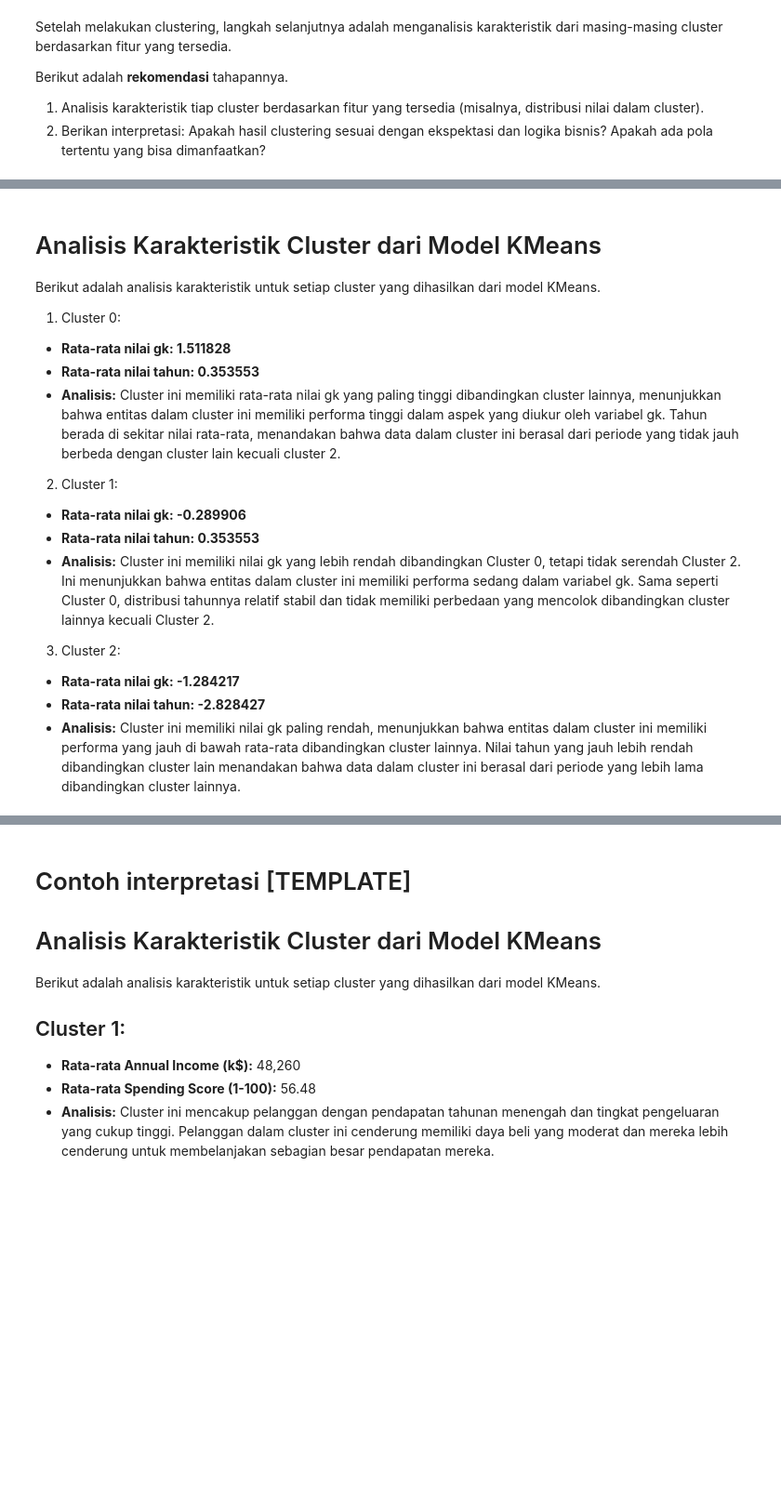
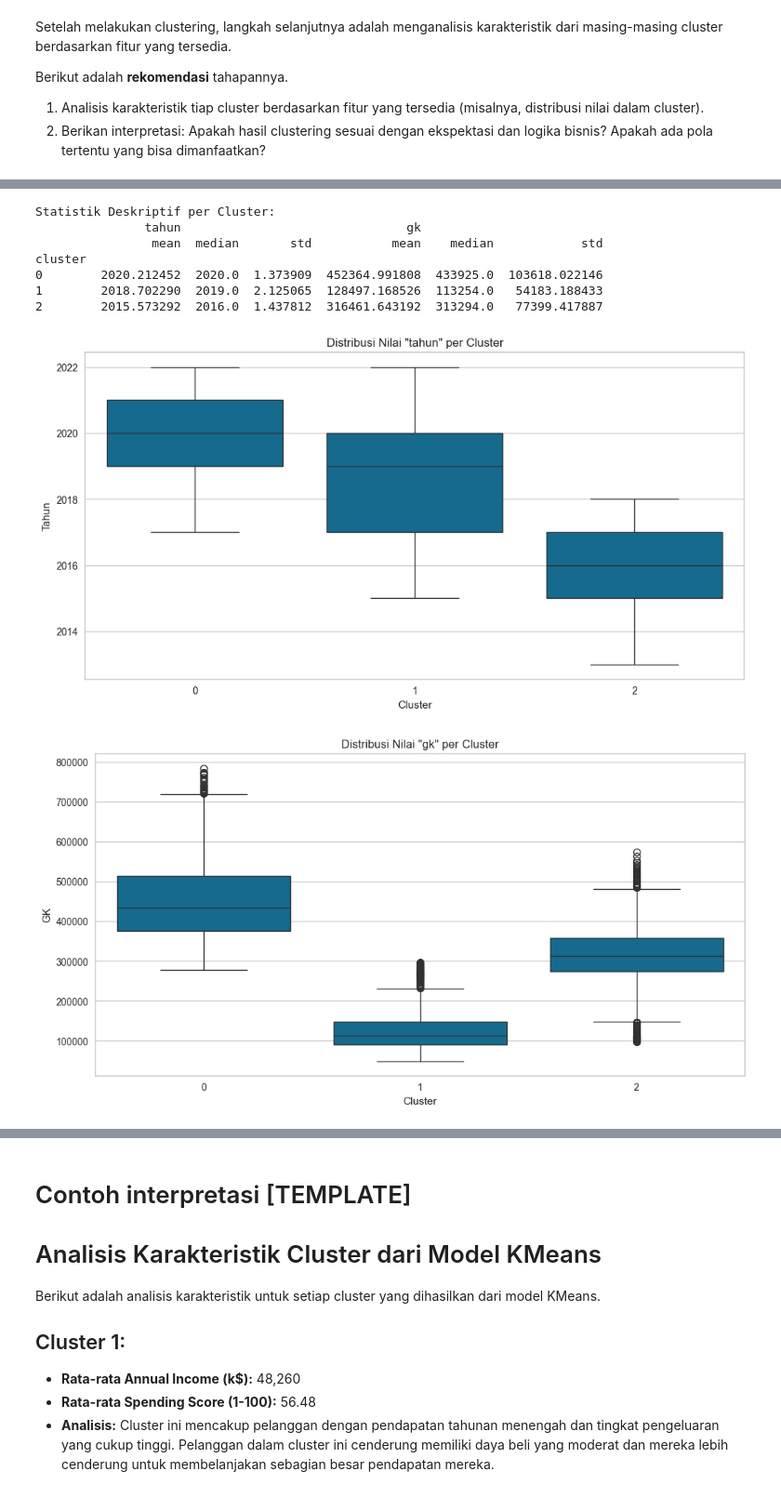
Before and after one commit to WEKOOO/Proyek-Machine-Learning-Dataset-Kesejahteraan-Pekerja-Indonesia, a Jupyter notebook: PROJECT-ML-PEMULA/[Clustering] Submission Akhir BMLP_Weko Abbror.ipynb, the cells around one changed output, grey strips where cells are left out. Shown at 93% size. Cells and saved outputs as stored; diff of their text form; code cells hidden in the pictures; blank space fills up the shorter version.

````diff
--- a/PROJECT-ML-PEMULA/[Clustering] Submission Akhir BMLP_Weko Abbror.ipynb
+++ b/PROJECT-ML-PEMULA/[Clustering] Submission Akhir BMLP_Weko Abbror.ipynb
@@ -625,7 +768,7 @@ Jika data numerik telah dinormalisasi menggunakan StandardScaler atau MinMaxScal
 df_normalized[['Fitur_Numerik']] = scaler.inverse_transform(df_normalized[['Fitur_Numerik']])
 ```
 # %%
-df_normalized[['gk', 'tahun']] = scaler.inverse_transform(df_normalized[['gk', 'tahun']])  # Inverse transform
+df_original[['tahun', 'gk']] = scaler.inverse_transform(df_normalized[['tahun', 'gk']])
 # %% [markdown]
 Setelah melakukan clustering, langkah selanjutnya adalah menganalisis karakteristik dari masing-masing cluster berdasarkan fitur yang tersedia.
 
@@ -707,17 +778,53 @@ max       1.536021    -0.044776
-# %% [markdown]
-# Analisis Karakteristik Cluster dari Model KMeans
-
-Berikut adalah analisis karakteristik untuk setiap cluster yang dihasilkan dari model KMeans.
-
-1. Cluster 0:
-- **Rata-rata nilai gk: 1.511828**
-- **Rata-rata nilai tahun: 0.353553**
-- **Analisis:** Cluster ini memiliki rata-rata nilai gk yang paling tinggi dibandingkan cluster lainnya, menunjukkan bahwa entitas dalam cluster ini memiliki performa tinggi dalam aspek yang diukur oleh variabel gk. Tahun berada di sekitar nilai rata-rata, menandakan bahwa data dalam cluster ini berasal dari periode yang tidak jauh berbeda dengan cluster lain kecuali cluster 2.
-2. Cluster 1:
-- **Rata-rata nilai gk: -0.289906**
-- **Rata-rata nilai tahun: 0.353553**
-- **Analisis:** Cluster ini memiliki nilai gk yang lebih rendah dibandingkan Cluster 0, tetapi tidak serendah Cluster 2. Ini menunjukkan bahwa entitas dalam cluster ini memiliki performa sedang dalam variabel gk. Sama seperti Cluster 0, distribusi tahunnya relatif stabil dan tidak memiliki perbedaan yang mencolok dibandingkan cluster lainnya kecuali Cluster 2.
-3. Cluster 2:
-- **Rata-rata nilai gk: -1.284217**
-- **Rata-rata nilai tahun: -2.828427**
-- **Analisis:** Cluster ini memiliki nilai gk paling rendah, menunjukkan bahwa entitas dalam cluster ini memiliki performa yang jauh di bawah rata-rata dibandingkan cluster lainnya. Nilai tahun yang jauh lebih rendah dibandingkan cluster lain menandakan bahwa data dalam cluster ini berasal dari periode yang lebih lama dibandingkan cluster lainnya.
+# %%
+# ==============================================================================
+# 1. ANALISIS STATISTIK DESKRIPTIF PER CLUSTER
+# ==============================================================================
+# Mengelompokkan data berdasarkan kolom 'cluster' dan menghitung statistik deskriptif
+# untuk fitur 'tahun' dan 'gk'
+cluster_stats = df_original.groupby('cluster')[['tahun', 'gk']].agg(
+    ['mean', 'median', 'std']  # Menghitung mean, median, dan standar deviasi
+)
+
+# Menampilkan hasil statistik deskriptif
+print("Statistik Deskriptif per Cluster:")
+print(cluster_stats)
+
+# ==============================================================================
+# 2. VISUALISASI DISTRIBUSI 'TAHUN' PER CLUSTER
+# ==============================================================================
+# Membuat boxplot untuk melihat distribusi nilai 'tahun' di setiap cluster
+plt.figure(figsize=(12, 6))
+sns.boxplot(
+    x='cluster',  # Sumbu x: Cluster
+    y='tahun',    # Sumbu y: Nilai 'tahun'
+    data=df_original  # Data yang digunakan
+)
+plt.title('Distribusi Nilai "tahun" per Cluster')
+plt.xlabel('Cluster')  # Label sumbu x
+plt.ylabel('Tahun')    # Label sumbu y
+plt.show()
+
+# ==============================================================================
+# 3. VISUALISASI DISTRIBUSI 'GK' PER CLUSTER
+# ==============================================================================
+# Membuat boxplot untuk melihat distribusi nilai 'gk' di setiap cluster
+plt.figure(figsize=(12, 6))
+sns.boxplot(
+    x='cluster',  # Sumbu x: Cluster
+    y='gk',       # Sumbu y: Nilai 'gk'
+    data=df_original  # Data yang digunakan
+)
+plt.title('Distribusi Nilai "gk" per Cluster')
+plt.xlabel('Cluster')  # Label sumbu x
+plt.ylabel('GK')       # Label sumbu y
+plt.show()
+# %% [output]
+Statistik Deskriptif per Cluster:
+               tahun                               gk
+                mean  median       std           mean    median            std
+cluster
+0        2020.212452  2020.0  1.373909  452364.991808  433925.0  103618.022146
+1        2018.702290  2019.0  2.125065  128497.168526  113254.0   54183.188433
+2        2015.573292  2016.0  1.437812  316461.643192  313294.0   77399.417887
+[figure, added]
+[figure, added]
````
Also changed, not shown: parts of 18 cells of this notebook, 5 other files.
